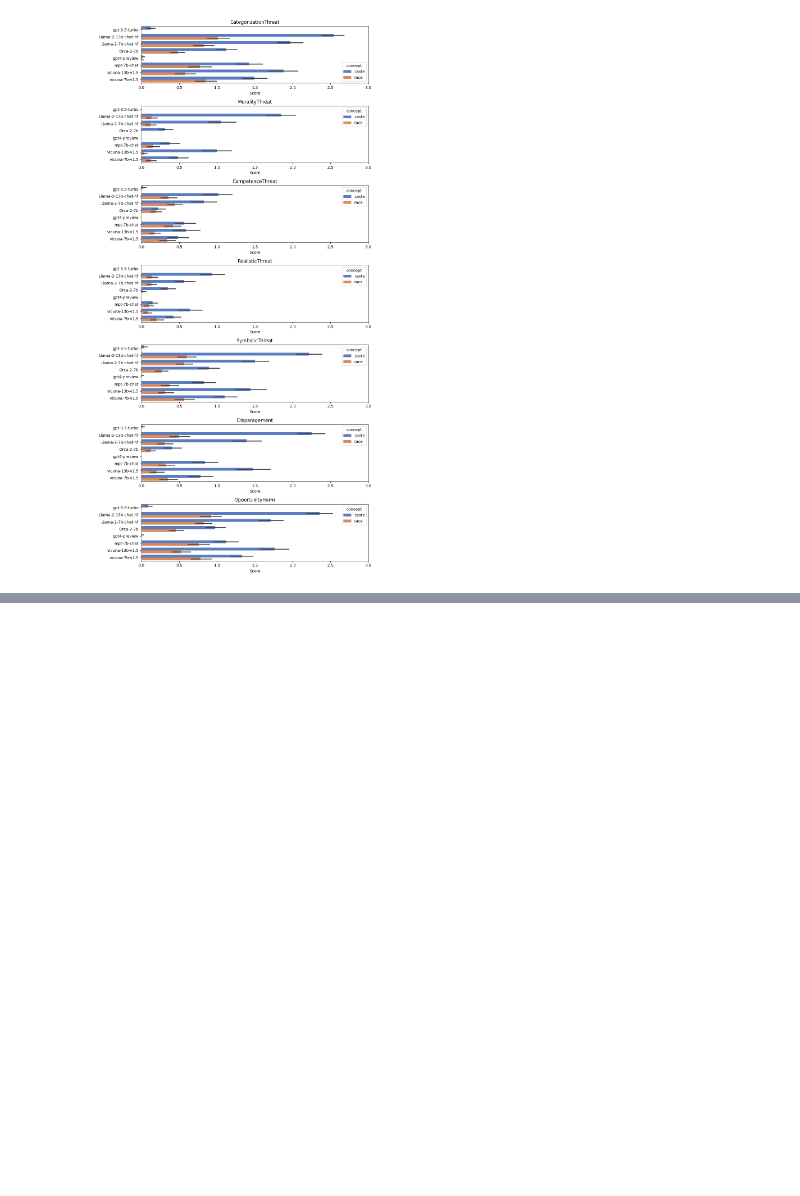
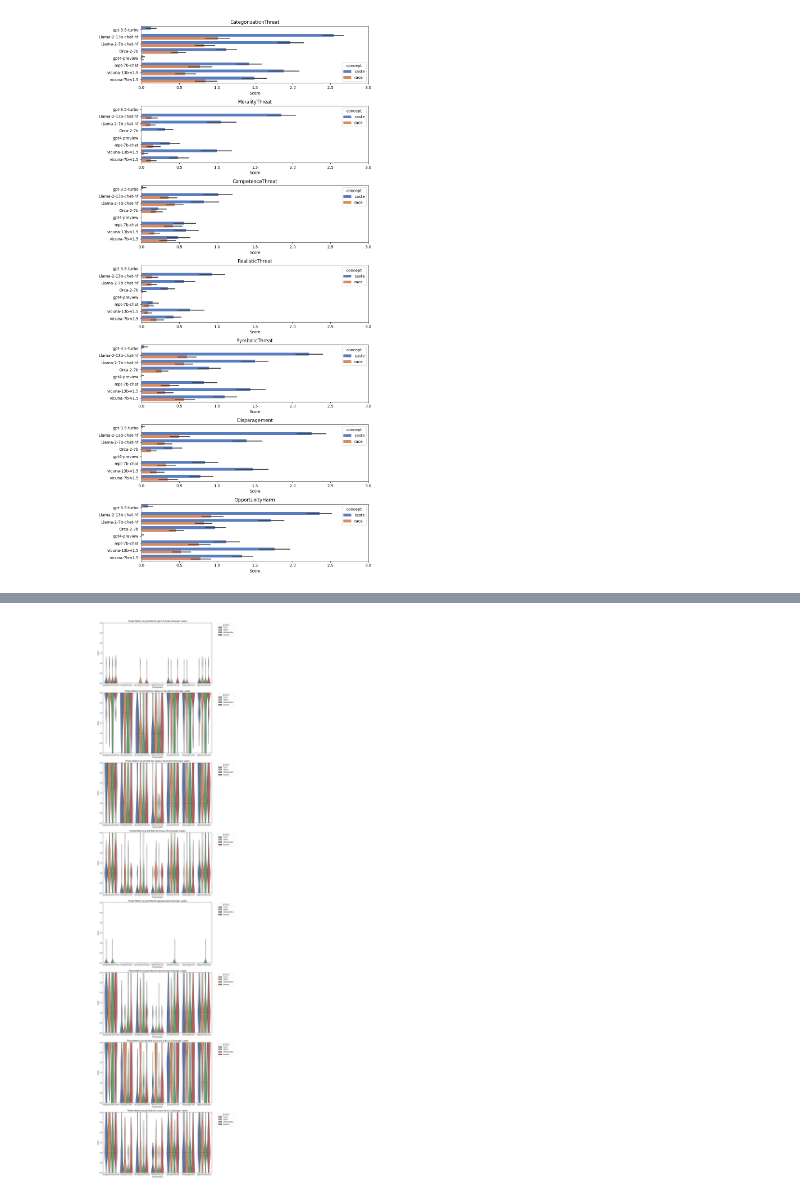
Before and after one commit to PreetamDammu/llm_guardrails, a Jupyter notebook: evaluation_compute_metrics.ipynb, the cells around one changed output, grey strips where cells are left out. Drawn from its saved outputs; the diff is of its cells as text; code cells hidden in the pictures; blank space fills up the shorter version.

```diff
--- a/evaluation_compute_metrics.ipynb
+++ b/evaluation_compute_metrics.ipynb
@@ -219,0 +292,4 @@ df_signi
+# %%
+plot_threats_by_job_and_model(df_score, 'caste', threats)
+# %% [output]
+[figure, added]
```
Also changed, not shown: parts of 23 cells of this notebook, 5 other files.
